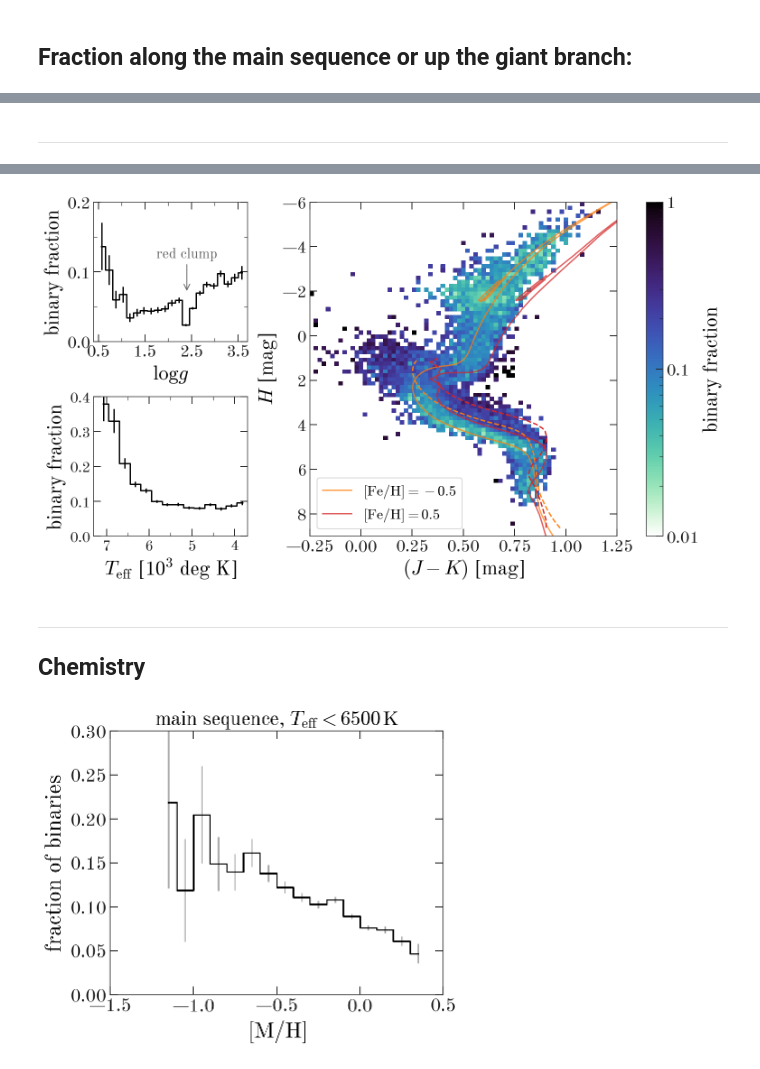
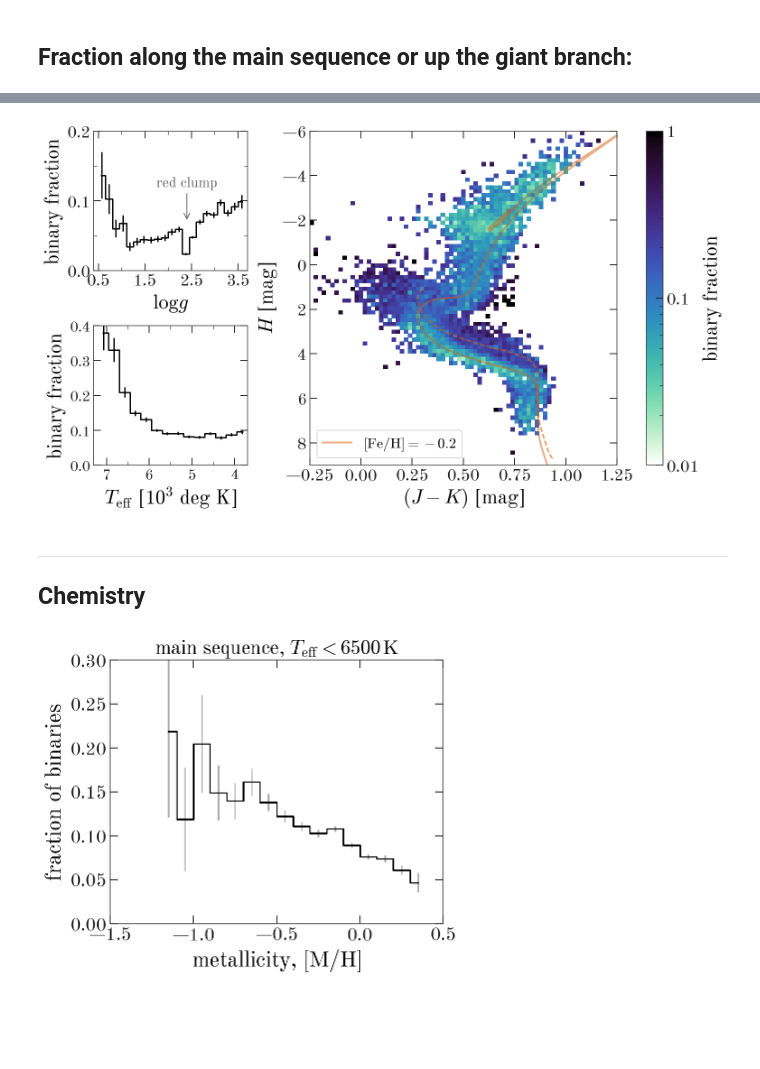
Before and after one commit to adrn/apogee-dr16-vac, a Jupyter notebook: notebooks/figures/Figure-binary-fraction.ipynb, the cells around one changed output, grey strips where cells are left out. Drawn from its saved outputs; the diff is of its cells as text; code cells hidden in the pictures; blank space fills up the shorter version.

Commit message:
update bin frac figure

```diff
--- a/notebooks/figures/Figure-binary-fraction.ipynb
+++ b/notebooks/figures/Figure-binary-fraction.ipynb
@@ -117,22 +115,3 @@ Copied from the Figure-DR16-statistics notebook:
-# %%
-rg_nodes = np.array([[4700, 3.7],
-                     [3000, 0.],
-                     [4250, 0.],
-                     [5600, 2.3],
-                     [5800, 3.3],
-                     [4700, 3.7]])
-
-ms_nodes = np.array([[3700, 5.2],
-                     [3700, 4.5],
-                     [4300, 4.2],
-                     [5100, 4.2],
-                     [8000, 3.4],
-                     [8000, 4.75],
-                     [3700, 5.2]])
-
-# X = np.stack((allstar['TEFF'], allstar['LOGG'])).T
-ms_path = mpl.path.Path(ms_nodes) # .contains_points(X).sum()
-rg_path = mpl.path.Path(rg_nodes)
 # %%
 H_mss = []
 H_rgs = []
@@ -189,5 +132,3 @@ fig.tight_layout()
-# %% [markdown]
----
 # %%
 fig = plt.figure(figsize=(10.5, 6), constrained_layout=True)
 gs = GridSpec(nrows=4, ncols=6, figure=fig)
@@ -221,16 +162,17 @@ im = ax.pcolormesh(xe, ye, ratio.T,
                    rasterized=True)
 
 age = 9.7
-for feh, color in zip([-0.5, 0.5], ['tab:orange', 'tab:red']):
+for feh, color in zip([-0.2], ['#d95f0e']):
     iso = at.Table.read(f'/Users/apricewhelan/data/Isochrones/MIST/FeH_{feh:.1f}_iso.fits')
     iso = iso[iso['log10_isochrone_age_yr'] == age]
     iso = iso[iso['phase'] < 4]
     ax.plot(iso['J'] - iso['Ks'], iso['H'],
-            marker='', linestyle='-', color=color, alpha=0.75,
+            marker='', linestyle='-', linewidth=2.,
+            color=color, alpha=0.5,
             label=fr'$[{{\rm Fe}}/{{\rm H}}]={feh:.1f}$')
     iso = iso[iso['phase'] < 1]
     ax.plot(iso['J'] - iso['Ks'], iso['H'] - 2.5*np.log10(2),
-            marker='', linestyle='--', color=color)
+            marker='', linestyle='--', color=color, alpha=0.7)
 
 ax.set_xlim(xlim)
 ax.set_ylim(ylim[::-1])
@@ -300,4 +240,4 @@ WARNING: VerifyWarning: It is strongly recommended that column names contain onl
-[figure, old version]
+[figure, new version]
 # %% [markdown]
 ---
 
@@ -332,11 +272,11 @@ ax.set_ylim(0, 0.3)
 
 # ax.set_xticks(np.arange(0.5, 3.5+1e-3, 0.5))
 ax.set_ylabel('fraction of binaries')
-ax.set_xlabel(r'$[{\rm M}/{\rm H}]$')
+ax.set_xlabel(r'metallicity, $[{\rm M}/{\rm H}]$')
 ax.set_title(r'main sequence, $T_{\rm eff}<6500\,{\rm K}$', fontsize=20)
 
 fig.tight_layout()
 
 fig.savefig(os.path.join(figure_path, 'fraction_M_H.pdf'))
 # %% [output]
-[figure, old version]
+[figure, new version]
```
Also changed, not shown: parts of 3 cells of this notebook, 2 other files.
